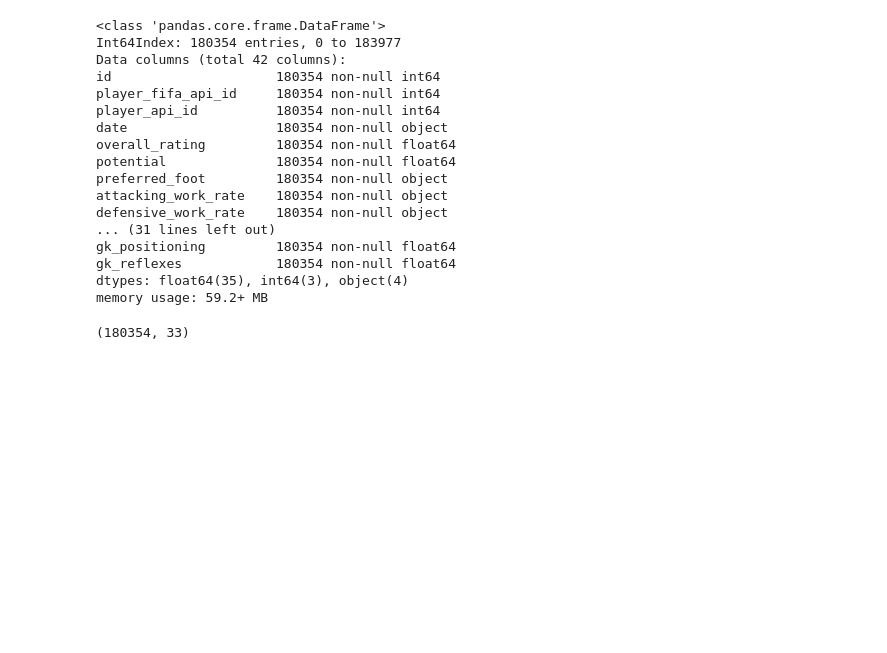
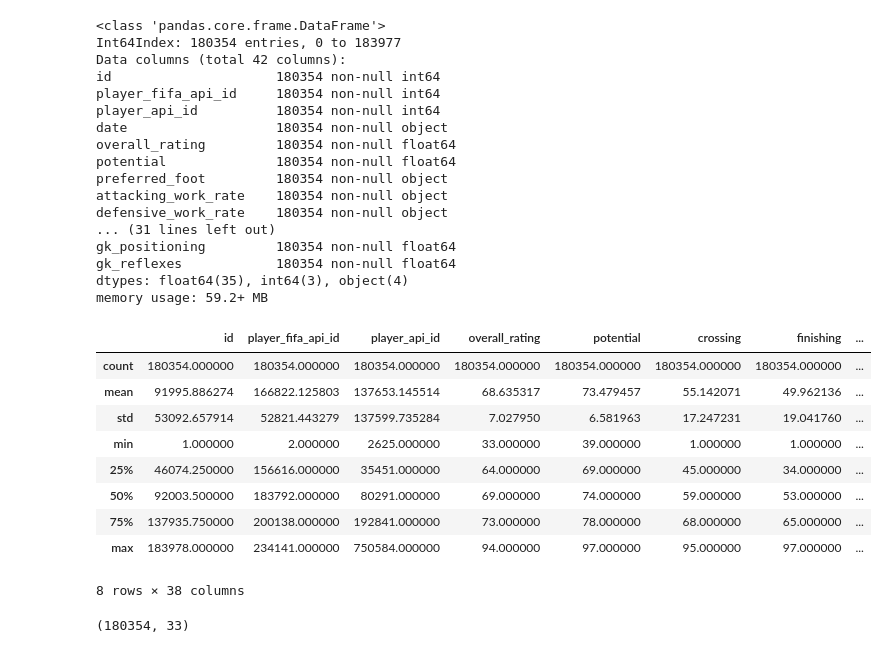
Before and after one commit to kirangadhave/datamining-class-project, a Jupyter notebook: Clustering.ipynb, the cells around one changed output. Saved outputs shown, nothing was run; the diff lists cells and outputs as text; code cells hidden in the pictures; blank space fills up the shorter version.

```diff
--- a/Clustering.ipynb
+++ b/Clustering.ipynb
@@ -57,6 +60,19 @@ gk_positioning         180354 non-null float64
 gk_reflexes            180354 non-null float64
 dtypes: float64(35), int64(3), object(4)
 memory usage: 59.2+ MB
+# %%
+player_attr.describe()
+# %% [output]
+|  | id | player_fifa_api_id | player_api_id | overall_rating | potential | crossing | finishing | ... |
+| count | 180354.000000 | 180354.000000 | 180354.000000 | 180354.000000 | 180354.000000 | 180354.000000 | 180354.000000 | ... |
+| mean | 91995.886274 | 166822.125803 | 137653.145514 | 68.635317 | 73.479457 | 55.142071 | 49.962136 | ... |
+| std | 53092.657914 | 52821.443279 | 137599.735284 | 7.027950 | 6.581963 | 17.247231 | 19.041760 | ... |
+| min | 1.000000 | 2.000000 | 2625.000000 | 33.000000 | 39.000000 | 1.000000 | 1.000000 | ... |
+| 25% | 46074.250000 | 156616.000000 | 35451.000000 | 64.000000 | 69.000000 | 45.000000 | 34.000000 | ... |
+| 50% | 92003.500000 | 183792.000000 | 80291.000000 | 69.000000 | 74.000000 | 59.000000 | 53.000000 | ... |
+| 75% | 137935.750000 | 200138.000000 | 192841.000000 | 73.000000 | 78.000000 | 68.000000 | 65.000000 | ... |
+| max | 183978.000000 | 234141.000000 | 750584.000000 | 94.000000 | 97.000000 | 95.000000 | 97.000000 | ... |
+8 rows × 38 columns
 # %%
 vectorized_players_df = player_attr.drop(columns=['id','player_fifa_api_id',
                                                'player_api_id', 'date',
```
Also changed, not shown: parts of 11 cells of this notebook, 3 other files.
